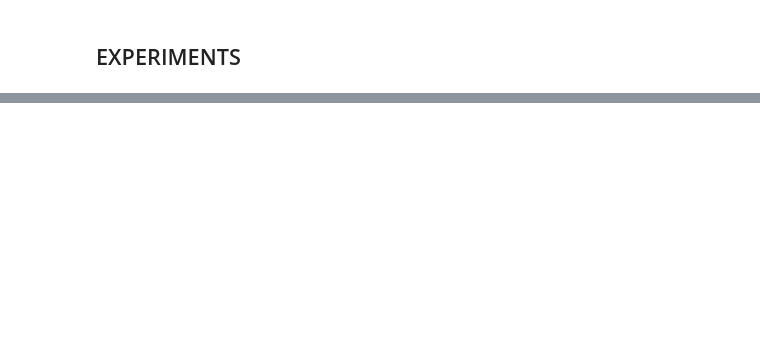
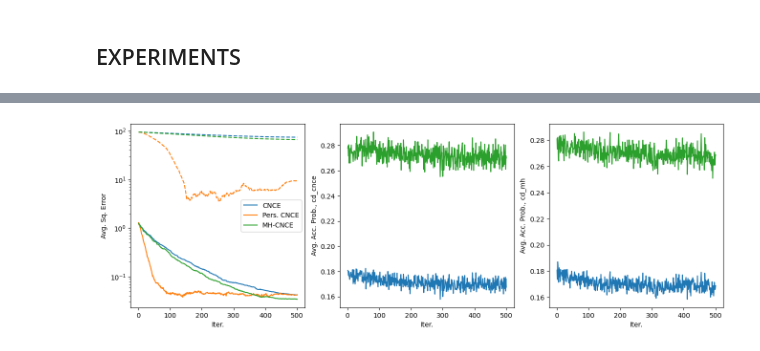
Before and after one commit to jackonelli/nce_cd_cis, a Jupyter notebook: nbs/cnce_acceptance_prob_exp.ipynb, the cells around one changed output, grey strips where cells are left out. Saved outputs shown, nothing was run; the diff lists cells and outputs as text; code cells hidden in the pictures; blank space fills up the shorter version.

```diff
--- a/nbs/cnce_acceptance_prob_exp.ipynb
+++ b/nbs/cnce_acceptance_prob_exp.ipynb
@@ -33,7 +36,7 @@ num_dims = 5
 
 # Experiments specs
 num_samples = 200
-num_neg_samples = [5, 10]
+num_neg_samples = [5]
 reps = 200
 
 # Training specs
@@ -150,8 +171,8 @@ np.save("res/final_acc_prob_cnce_acceptance_prob_exp_w_pers_num_samples_" + str(
 # Visualise results
 num_samples = 200
 
-error_res = np.load("res/final_param_error_cnce_acceptance_prob_exp_w_pers_num_samples_" + str(num_samples) + ".npy")
-acc_prob_res = np.load("res/final_acc_prob_cnce_acceptance_prob_exp_w_pers_num_samples_" + str(num_samples) + ".npy")
+error_res = np.load("res/final_param_error_cnce_acceptance_prob_exp_w_pers_num_samples_" + str(num_samples) + "_test" + ".npy")
+acc_prob_res = np.load("res/final_acc_prob_cnce_acceptance_prob_exp_w_pers_num_samples_" + str(num_samples) + "_test" + ".npy")
 
 colors = ['C0', 'C1', 'C2']
 assert len(colors) >= len(configs), "Need one colour for each method"
@@ -172,7 +193,7 @@ def skip_list_item(lst: list, nth: int):
         )
     )
 
-plot_all = True
+plot_all = False
 num_its = error_res.shape[-2]
 x = np.arange(num_its) + 1
 
@@ -225,30 +246,32 @@ for i, J in enumerate(num_neg_samples):
             ax[0].plot(x, err_upper_quartile, '--', color=colors[j])
 
 
             cnce_median, cnce_upper_quartile, cnce_lower_quartile = get_statistics(cnce_data)
             mh_cnce_median, mh_cnce_upper_quartile, mh_cnce_lower_quartile = get_statistics(mh_cnce_data)
 
 
             if j == 0:
                 ax[1].plot(x, cnce_median, color=colors[0], label="CNCE")
                 ax[1].plot(x, mh_cnce_median, color=colors[2], label="MH-CNCE")
                 ax[1].set_xlabel("Iter.")
                 ax[1].set_ylabel("Avg. Acc. Prob., " + config["label"])
             elif j == 2:
                 ax[2].plot(x, cnce_median, color=colors[0], label="CNCE")
                 ax[2].plot(x, mh_cnce_median, color=colors[2], label="MH-CNCE")
                 ax[2].set_xlabel("Iter.")
                 ax[2].set_ylabel("Avg. Acc. Prob., " + config["label"])
 
 
     ax[0].legend()
 
     if plot_all:
          tikzplotlib.save("res/cnce_acc_prob_res_num_samples_" + str(num_samples) + "_num_neg_samples_" + str(J) + "_all.tex")
     else:
         ax[0].set_xlabel("Iter.")
         ax[0].set_ylabel("Avg. Sq. Error")
 
         tikzplotlib.save("res/cnce_acc_prob_res_num_samples_" + str(num_samples) + "_num_neg_samples_" + str(J) + ".tex")
 
     plt.show()
+# %% [output]
+[figure, added]
```
Also changed, not shown: parts of 2 cells of this notebook, 2 other files.
